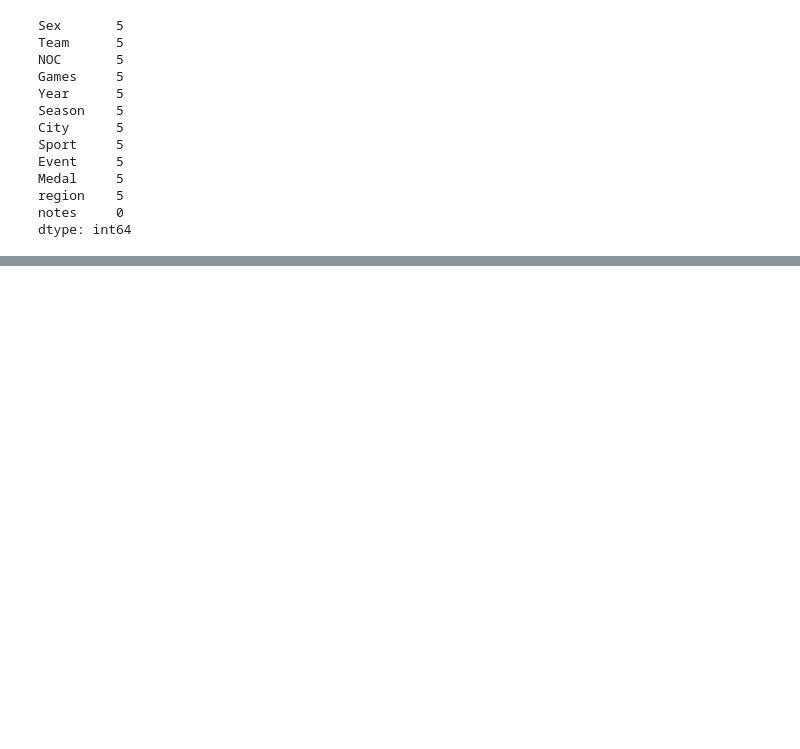
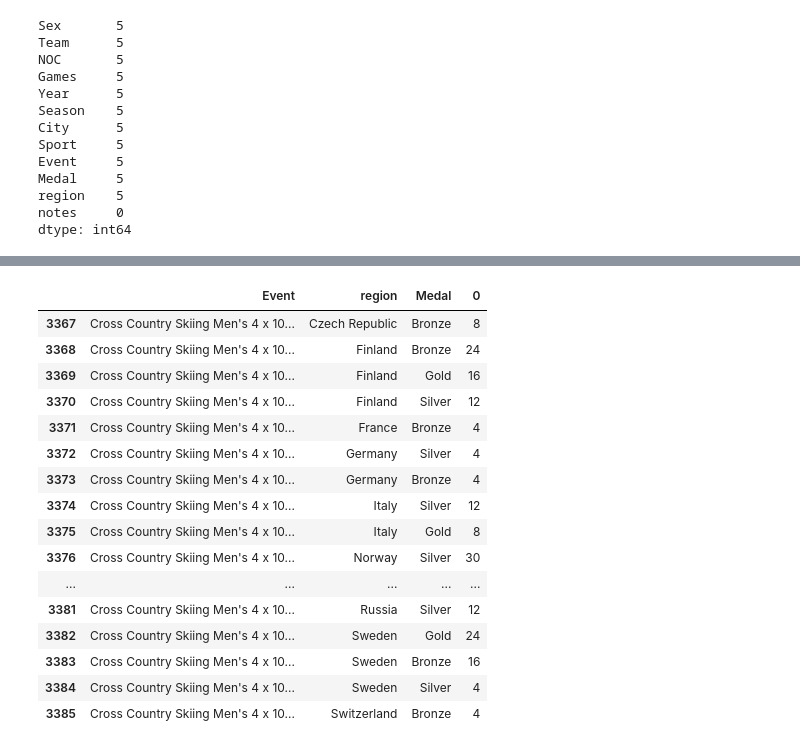
Before and after one commit to wlinds/ITHS-Projekt-OS, a Jupyter notebook: Notes/jonas_uppgift_2.ipynb, the cells around one changed output, grey strips where cells are left out. Drawn from its saved outputs; the diff is of its cells as text; code cells hidden in the pictures; blank space fills up the shorter version.

```diff
--- a/Notes/jonas_uppgift_2.ipynb
+++ b/Notes/jonas_uppgift_2.ipynb
@@ -174,0 +253,3 @@ xcs_df_relay10km
+# %%
+df_relay = df.groupby(["Event", "region"])[["Medal"]].value_counts().to_frame().reset_index().drop_duplicates()
+df_relay
@@ -174,0 +270,21 @@ xcs_df_relay10km
+# %%
+df_relay_complete = df_relay[df_relay["Event"] == "Cross Country Skiing Men's 4 x 10 kilometres Relay"]
+df_relay_complete
+# %% [output]
+|  | Event | region | Medal | 0 |
+| 3367 | Cross Country Skiing Men's 4 x 10... | Czech Republic | Bronze | 8 |
+| 3368 | Cross Country Skiing Men's 4 x 10... | Finland | Bronze | 24 |
+| 3369 | Cross Country Skiing Men's 4 x 10... | Finland | Gold | 16 |
+| 3370 | Cross Country Skiing Men's 4 x 10... | Finland | Silver | 12 |
+| 3371 | Cross Country Skiing Men's 4 x 10... | France | Bronze | 4 |
+| 3372 | Cross Country Skiing Men's 4 x 10... | Germany | Silver | 4 |
+| 3373 | Cross Country Skiing Men's 4 x 10... | Germany | Bronze | 4 |
+| 3374 | Cross Country Skiing Men's 4 x 10... | Italy | Silver | 12 |
+| 3375 | Cross Country Skiing Men's 4 x 10... | Italy | Gold | 8 |
+| 3376 | Cross Country Skiing Men's 4 x 10... | Norway | Silver | 30 |
+| ... | ... | ... | ... | ... |
+| 3381 | Cross Country Skiing Men's 4 x 10... | Russia | Silver | 12 |
+| 3382 | Cross Country Skiing Men's 4 x 10... | Sweden | Gold | 24 |
+| 3383 | Cross Country Skiing Men's 4 x 10... | Sweden | Bronze | 16 |
+| 3384 | Cross Country Skiing Men's 4 x 10... | Sweden | Silver | 4 |
+| 3385 | Cross Country Skiing Men's 4 x 10... | Switzerland | Bronze | 4 |
```
Also changed, not shown: parts of 14 cells of this notebook.
